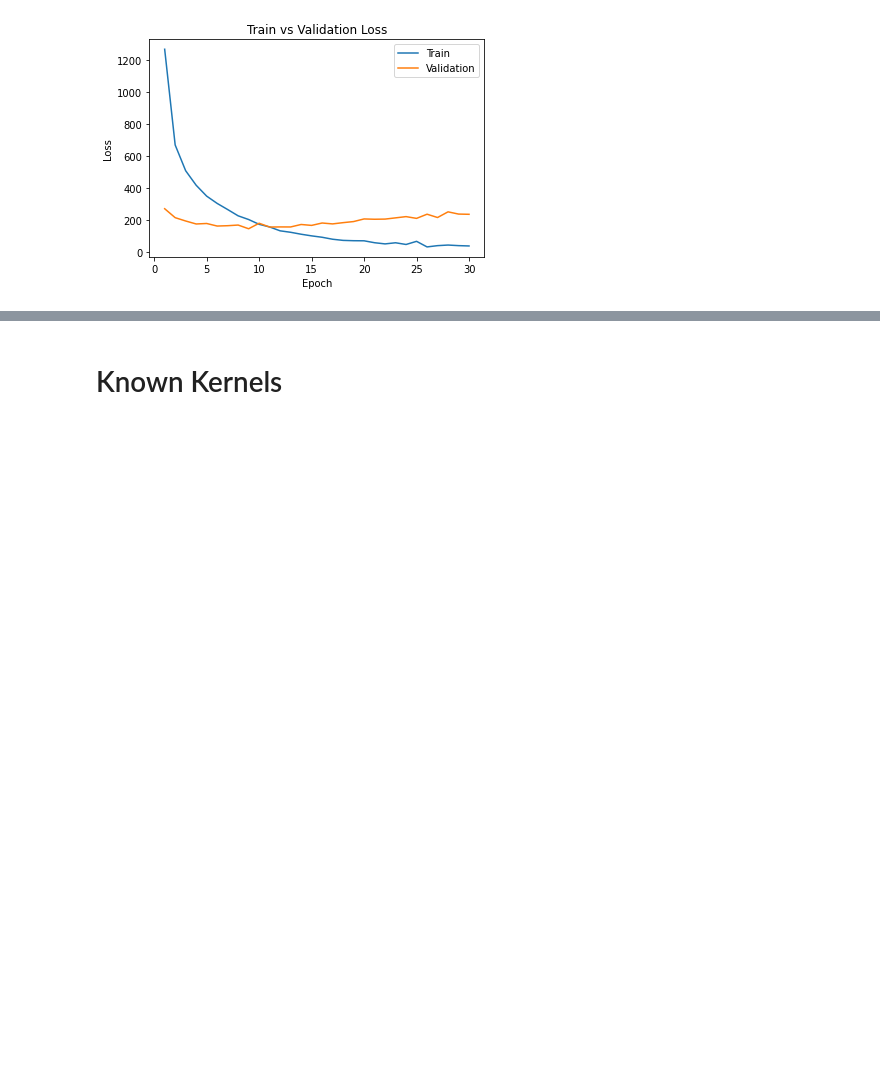
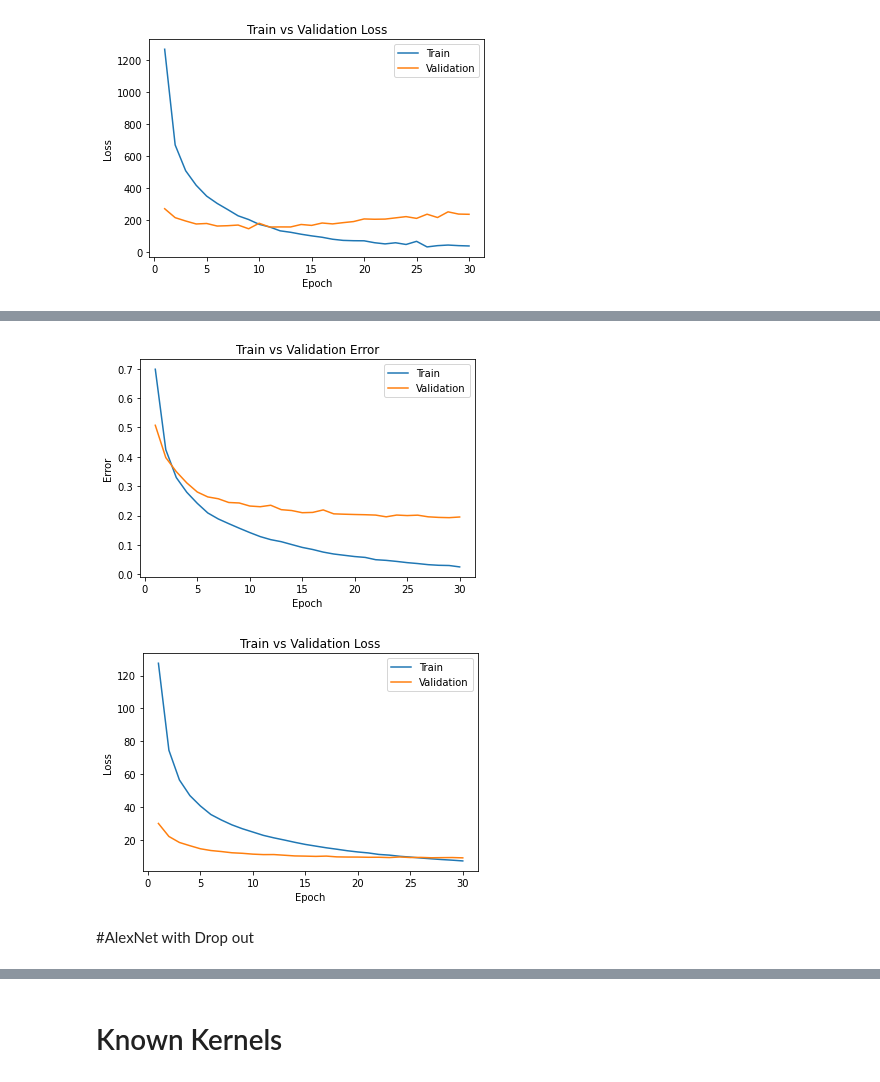
Before and after one commit to albogdan/aps360-project, a Jupyter notebook: baseline_models/CNN/FeatureKernels.ipynb, the cells around one changed output, grey strips where cells are left out. Drawn from its saved outputs; the diff is of its cells as text; code cells hidden in the pictures; blank space fills up the shorter version.

```diff
--- a/baseline_models/CNN/FeatureKernels.ipynb
+++ b/baseline_models/CNN/FeatureKernels.ipynb
@@ -70,6 +76,9 @@ for img, label in loader:
   print("saved {} images".format(i))
 # %%
 !zip feature.zip -r {feature_root_path}
+# %%
+!unzip '/content/drive/My Drive/APS360 Project/kaggle_dataset/feature.zip' -d {os.path.expanduser('~/')}
+feature_root_path = os.path.expanduser('~/root/feature/')
 # %%
 # function to load features
 def feature_loader(feature_root_path, train_p, val_p, batch_size = 32):
@@ -135,6 +144,7 @@ def evaluate(model, loader, criterion):
   total_loss = 0.0
   correct = 0
   total = 0
+  model.eval()
   with torch.no_grad():
     for i, data in enumerate(loader, 0):
       imgs, labels = data
@@ -178,17 +188,18 @@ def plot_training_curve(path):
   plt.legend(loc='best')
   plt.show()
 # %%
-def transfer_train(model, batch_size = 32, num_epochs = 10, lr = 0.003):
+def transfer_train(model, batch_size = 32, num_epochs = 10, lr = 0.003, wd = 1e-5):
   torch.manual_seed(360)
 
-  train_loader, val_loader, test_loader = feature_loader(feature_root_path, 0.6, 0.2, 32)
+  train_loader, val_loader, test_loader = feature_loader(feature_root_path, 0.6, 0.2, batch_size)
 
   # Initialize containers for error and loss
   train_err, train_loss, val_err, val_loss = [], [], [], []
 
   # set up optimizer
   criterion = nn.CrossEntropyLoss()
-  optimizer = optim.Adam(model.parameters(), lr = lr)
+  optimizer = optim.Adam(model.parameters(), lr = lr,
+                                 weight_decay=wd)
 
   start_time = time.time()
 
@@ -196,7 +207,7 @@ def transfer_train(model, batch_size = 32, num_epochs = 10, lr = 0.003):
     epoch_total = 0
     epoch_correct = 0
     epoch_loss = 0
-
+    model.train()
     for feature, labels in iter(train_loader):
 
       # Enable GPU
@@ -277,3 +288,8 @@ plot_training_curve(get_model_name(tNet.name, 32, 0.0005, 29))
 # %% [output]
 [figure]
 [figure]
+# %%
+#Training with larger batch size
+use_cuda = False
+tNet = TransferLearningNet()
+transfer_train(tNet, batch_size=500, num_epochs=30, lr=0.0005)
@@ -279,0 +314,7 @@ plot_training_curve(get_model_name(tNet.name, 32, 0.0005, 29))
+# %%
+plot_training_curve(get_model_name(tNet.name, 500, 0.0005, 29))
+# %% [output]
+[figure, added]
+[figure, added]
+# %% [markdown]
+#AlexNet with Drop out
```
Also changed, not shown: parts of 25 cells of this notebook.
